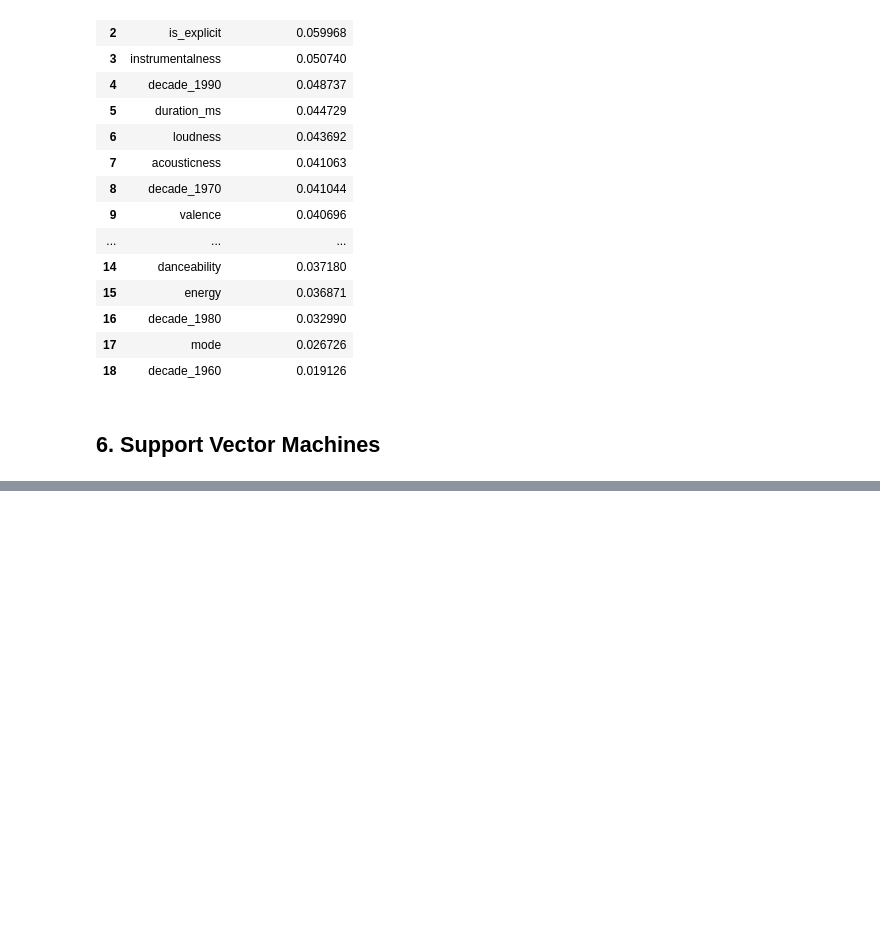
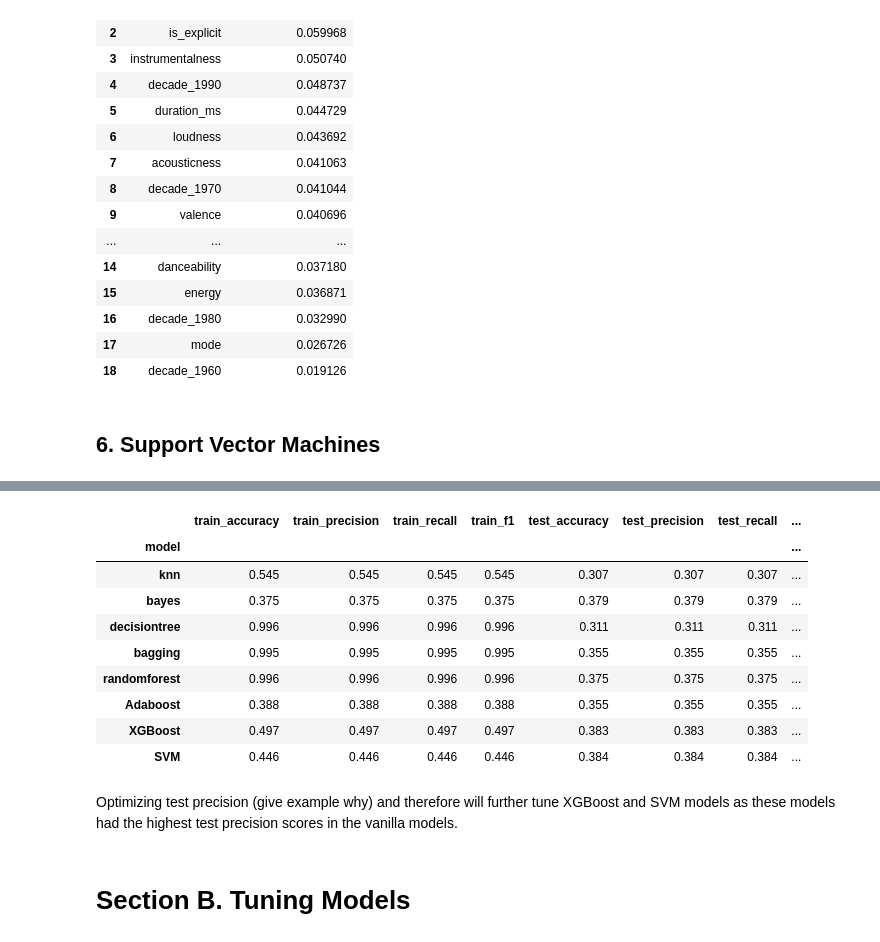
Before and after one commit to adinas94/Spotify_Recommendation_System, a Jupyter notebook: Modeling.ipynb, the cells around one changed output, grey strips where cells are left out. Saved outputs shown, nothing was run; the diff lists cells and outputs as text; code cells hidden in the pictures; blank space fills up the shorter version.

```diff
--- a/Modeling.ipynb
+++ b/Modeling.ipynb
@@ -476,0 +512,18 @@ xgb_features
+# %%
+#Preview results
+df_results
+# %% [output]
+|  | train_accuracy | train_precision | train_recall | train_f1 | test_accuracy | test_precision | test_recall | ... |
+| model |  |  |  |  |  |  |  | ... |
+| knn | 0.545 | 0.545 | 0.545 | 0.545 | 0.307 | 0.307 | 0.307 | ... |
+| bayes | 0.375 | 0.375 | 0.375 | 0.375 | 0.379 | 0.379 | 0.379 | ... |
+| decisiontree | 0.996 | 0.996 | 0.996 | 0.996 | 0.311 | 0.311 | 0.311 | ... |
+| bagging | 0.995 | 0.995 | 0.995 | 0.995 | 0.355 | 0.355 | 0.355 | ... |
+| randomforest | 0.996 | 0.996 | 0.996 | 0.996 | 0.375 | 0.375 | 0.375 | ... |
+| Adaboost | 0.388 | 0.388 | 0.388 | 0.388 | 0.355 | 0.355 | 0.355 | ... |
+| XGBoost | 0.497 | 0.497 | 0.497 | 0.497 | 0.383 | 0.383 | 0.383 | ... |
+| SVM | 0.446 | 0.446 | 0.446 | 0.446 | 0.384 | 0.384 | 0.384 | ... |
+# %% [markdown]
+Optimizing test precision (give example why) and therefore will further tune XGBoost and SVM models as these models had the highest test precision scores in the vanilla models.
+# %% [markdown]
+# Section B. Tuning Models
```
Also changed, not shown: parts of 15 cells of this notebook, 3 other files.
